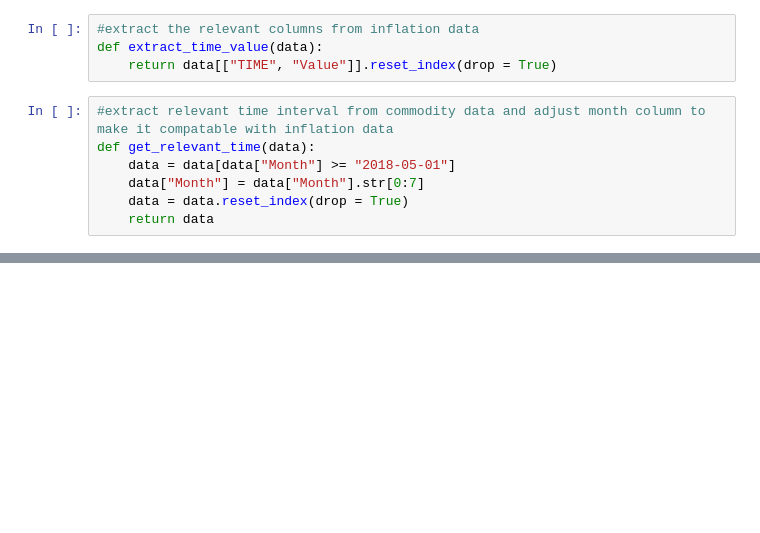
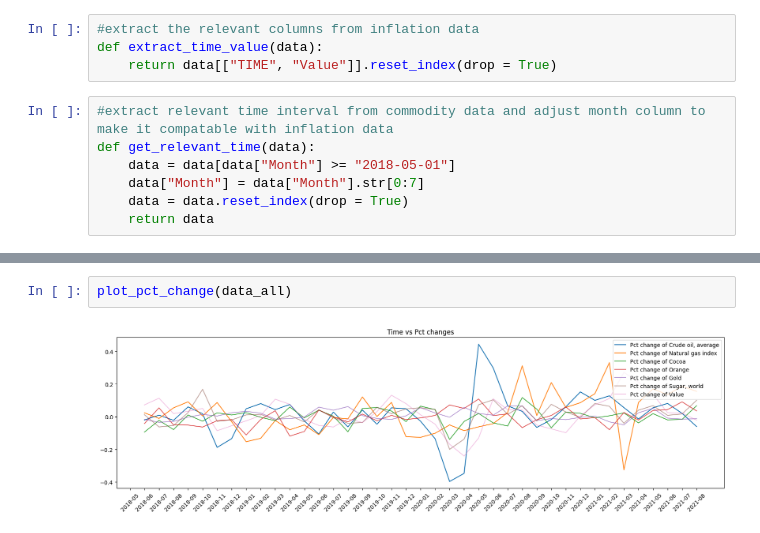
Before and after one commit to doganparlak/DigitalToolsForFinance, a Jupyter notebook: notebook/project_notebook.ipynb, the cells around one changed output, grey strips where cells are left out. Drawn from its saved outputs; the diff is of its cells as text; blank space fills up the shorter version.

```diff
--- a/notebook/project_notebook.ipynb
+++ b/notebook/project_notebook.ipynb
@@ -89,0 +136,4 @@ commodity_data
+# %%
+plot_pct_change(data_all)
+# %% [output]
+[figure, added]
```
Also changed, not shown: parts of 24 cells of this notebook.
